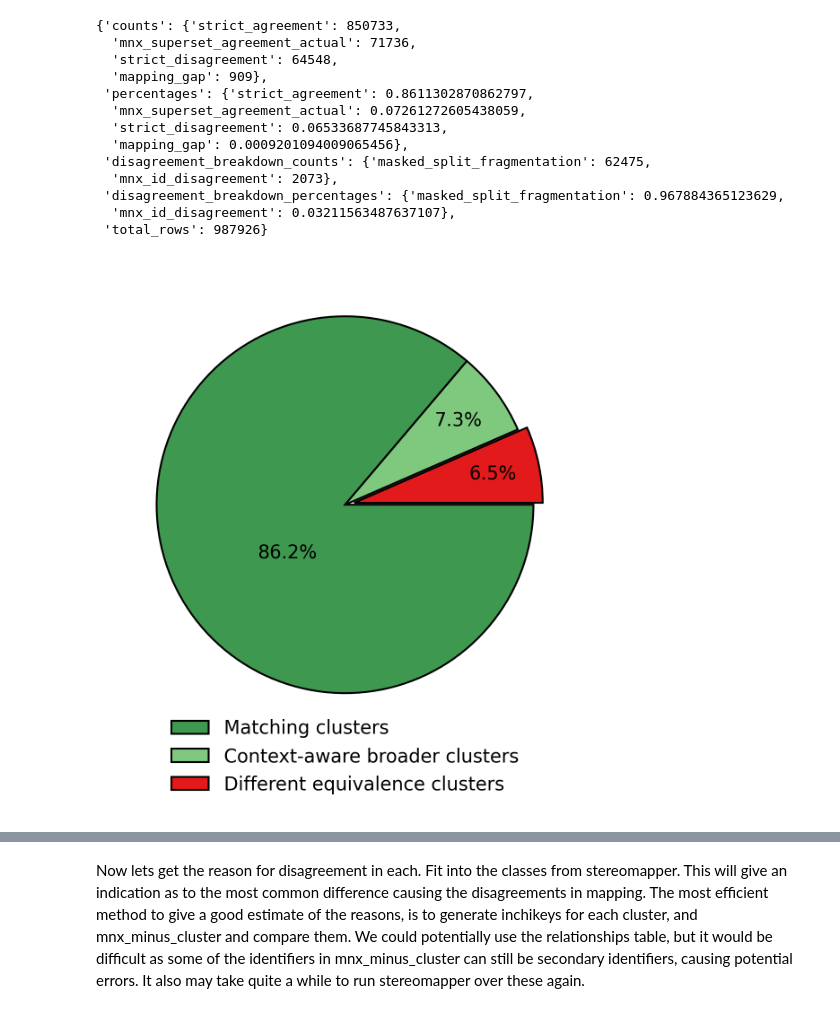
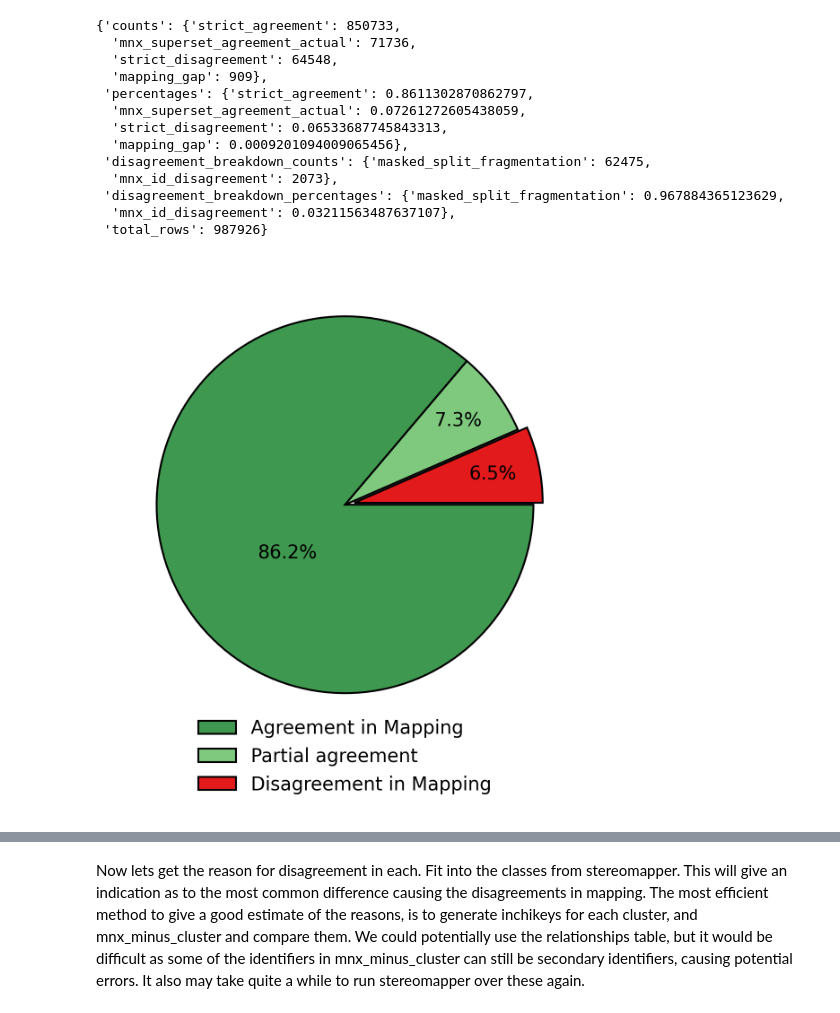
Before and after one commit to Digital-Metabolic-Twin-Centre/stereomapper, a Jupyter notebook: experiments/analysis/clustering_results_original.ipynb, the cells around one changed output, grey strips where cells are left out. Saved outputs shown, nothing was run; the diff lists cells and outputs as text; code cells hidden in the pictures.

```diff
--- a/experiments/analysis/clustering_results_original.ipynb
+++ b/experiments/analysis/clustering_results_original.ipynb
@@ -618,9 +618,9 @@ strict_summary
  'total_rows': 987926}
 # %%
 rename_map = {
-    "strict_agreement": "Matching clusters",
-    "mnx_superset_agreement_actual": "Context-aware broader clusters",
-    "strict_disagreement": "Different equivalence clusters",
+    "strict_agreement": "Agreement in Mapping",
+    "mnx_superset_agreement_actual": "Partial agreement",
+    "strict_disagreement": "Disagreement in Mapping",
     "mapping_gap": "Mapping Gap",
 }
 
@@ -637,18 +637,18 @@ percentages_all = {
 }
 
 include_labels = [
-    "Matching clusters",
-    "Context-aware broader clusters",
-    "Different equivalence clusters",
+    "Agreement in Mapping",
+    "Partial agreement",
+    "Disagreement in Mapping",
 ]
 
 counts = {k: counts_all[k] for k in include_labels}
 percentages = {k: percentages_all[k] for k in include_labels}
 
 colour_map = {
-    "Matching clusters": "#3f984f",
-    "Context-aware broader clusters": "#7fc97f",
-    "Different equivalence clusters": "#e31a1c",
+    "Agreement in Mapping": "#3f984f",
+    "Partial agreement": "#7fc97f",
+    "Disagreement in Mapping": "#e31a1c",
 }
 
 labels = list(counts.keys())
@@ -686,39 +686,42 @@ wedges, texts, autotexts = ax.pie(
 )
 
 # Adjust Strict Agreement label as before
-idx_sa = labels.index("Matching clusters")
+idx_sa = labels.index("Agreement in Mapping")
 w_sa = wedges[idx_sa]
 t_sa = autotexts[idx_sa]
 
 theta_mid = 0.5 * (w_sa.theta1 + w_sa.theta2)
 theta_mid += 15
 r = 0.4
 
 x = r * np.cos(np.deg2rad(theta_mid))
 y = r * np.sin(np.deg2rad(theta_mid))
 
 t_sa.set_position((x, y))
 t_sa.set_ha("center")
 t_sa.set_va("center")
 
 ax.set_aspect("equal")
 
 ax.legend(
     wedges,
     labels,
     loc="lower center",
     bbox_to_anchor=(0.5, -0.15),  # same as pie 1
     ncol=1,
     frameon=False,
     fontsize=10,
 )
 
 # Same margins as pie 1
 plt.subplots_adjust(left=0.15, right=0.85, top=0.95, bottom=0.25)
 
+# save as PDF
+plt.savefig("clustering_comparison_pie_chart.svg", bbox_inches="tight")
+
 plt.show()
 # %% [output]
-[figure, old version]
+[figure, new version]
 # %%
 # DataFrames you can display/export
 df_agree      = strict_views["strict_agreement_df"]
```
Also changed, not shown: parts of 1 cell of this notebook, 19 other files.
